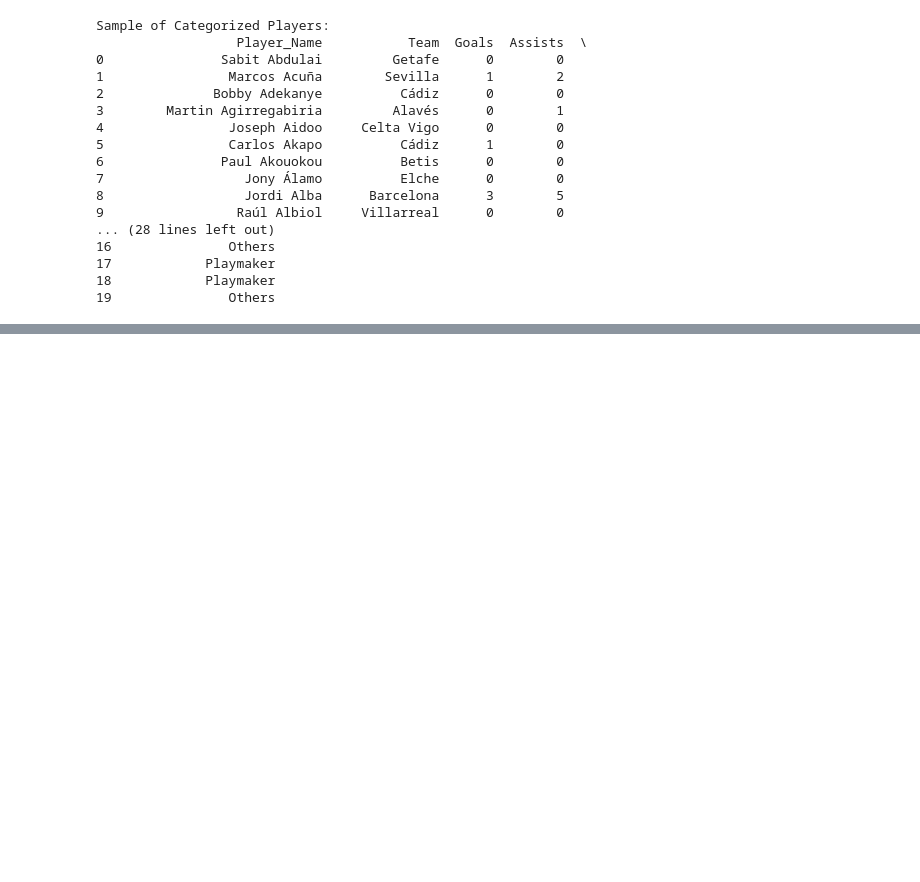
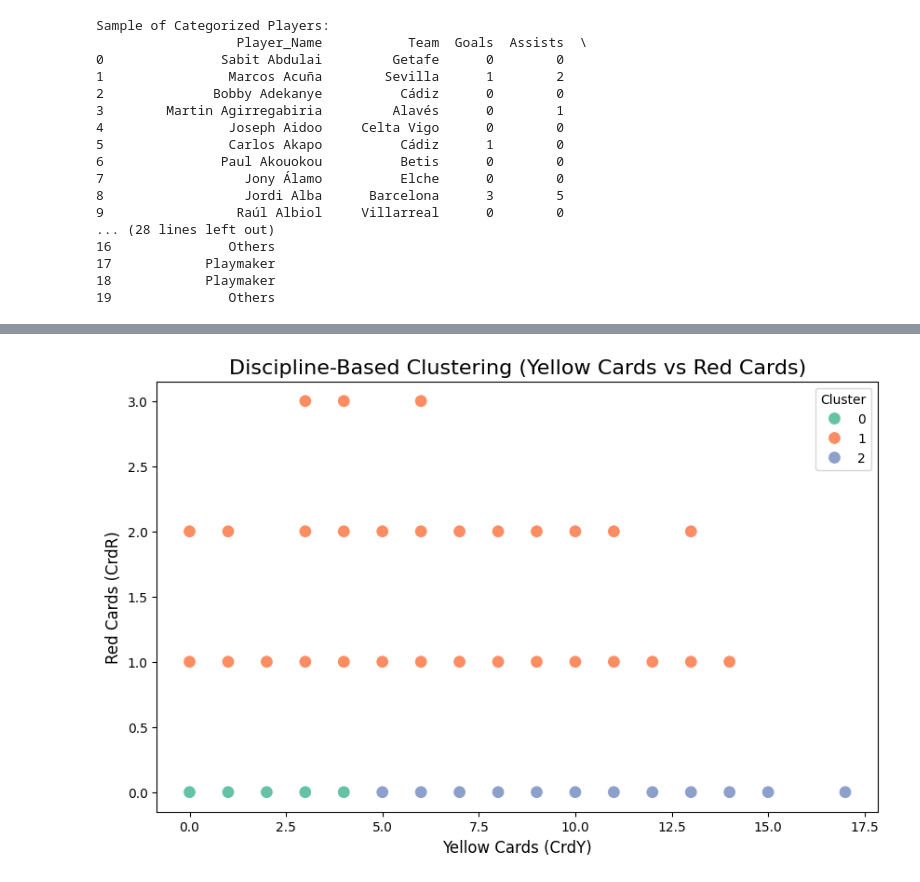
Before and after one commit to Mihirchauhan0709/Data_mining_Project, a Jupyter notebook: Seperated_Data/player_performance.ipynb, the cells around one changed output, grey strips where cells are left out. Cells and saved outputs as stored; diff of their text form; code cells hidden in the pictures; blank space fills up the shorter version.

```diff
--- a/Seperated_Data/player_performance.ipynb
+++ b/Seperated_Data/player_performance.ipynb
@@ -1850,0 +2307,11 @@ Sample of Categorized Players:
+# %%
+# Select relevant columns for clustering
+performance_columns = [
+    'Goals (Gls)', 'Assists (Ast)', 'Expected Goals (xG)',
+    'Non-Penalty xG (npxG)', 'Expected Assisted Goals (xAG)',
+    'Progressive Carries (PrgC)', 'Progressive Passes (PrgP)',
+    'Goals per 90 Minutes (Gls/90)', 'Assists per 90 Minutes (Ast/90)'
+]
+# %%
+# Filter the dataset for relevant columns
+player_data = data[performance_columns].dropna()
@@ -1850,0 +2378,89 @@ Sample of Categorized Players:
+# %%
+import pandas as pd
+from sklearn.cluster import KMeans
+from sklearn.preprocessing import StandardScaler
+import matplotlib.pyplot as plt
+import seaborn as sns
+
+# Load player data
+data = pd.read_csv('cleaned_dataset_no_index.csv')
+
+# Helper function to perform clustering and visualization
+def cluster_and_visualize(data, columns, x_label, y_label, n_clusters, title):
+    # Filter data for the selected columns
+    subset = data[columns].dropna()
+
+    # Normalize the data
+    scaler = StandardScaler()
+    scaled_data = scaler.fit_transform(subset)
+
+    # Apply K-Means clustering
+    kmeans = KMeans(n_clusters=n_clusters, random_state=42)
+    clusters = kmeans.fit_predict(scaled_data)
+
+    # Add cluster labels to the data
+    subset['Cluster'] = clusters
+
+    # Plot the clusters based on the original features
+    plt.figure(figsize=(10, 6))
+    sns.scatterplot(
+        x=subset[x_label],
+        y=subset[y_label],
+        hue=subset['Cluster'],
+        palette='Set2',
+        s=100
+    )
+    plt.title(title, fontsize=16)
+    plt.xlabel(x_label, fontsize=12)
+    plt.ylabel(y_label, fontsize=12)
+    plt.legend(title='Cluster')
+    plt.show()
+
+    # Return the clustered data
+    return subset
+
+# 1. Discipline-Based Clustering
+discipline_columns = ['Yellow Cards (CrdY)', 'Red Cards (CrdR)']
+discipline_clusters = cluster_and_visualize(
+    data,
+    discipline_columns,
+    x_label='Yellow Cards (CrdY)',
+    y_label='Red Cards (CrdR)',
+    n_clusters=3,
+    title="Discipline-Based Clustering (Yellow Cards vs Red Cards)"
+)
+
+# 2. Workload-Based Clustering
+workload_columns = ['Minutes Played (Min)', 'Matches Played (MP)']
+workload_clusters = cluster_and_visualize(
+    data,
+    workload_columns,
+    x_label='Minutes Played (Min)',
+    y_label='Matches Played (MP)',
+    n_clusters=4,
+    title="Workload-Based Clustering (Minutes Played vs Matches Played)"
+)
+
+# 3. Playmaking and Creativity Clustering
+creativity_columns = ['Progressive Passes (PrgP)', 'Assists (Ast)']
+creativity_clusters = cluster_and_visualize(
+    data,
+    creativity_columns,
+    x_label='Progressive Passes (PrgP)',
+    y_label='Assists (Ast)',
+    n_clusters=3,
+    title="Playmaking and Creativity Clustering (Progressive Passes vs Assists)"
+)
+
+# 4. Goals vs Assists Clustering
+goals_assists_columns = ['Goals (Gls)', 'Assists (Ast)']
+goals_assists_clusters = cluster_and_visualize(
+    data,
+    goals_assists_columns,
+    x_label='Goals (Gls)',
+    y_label='Assists (Ast)',
+    n_clusters=3,
+    title="Clustering Based on Goals vs Assists"
+)
+# %% [output]
+[figure, added]
```
Also changed, not shown: parts of 29 cells of this notebook.
